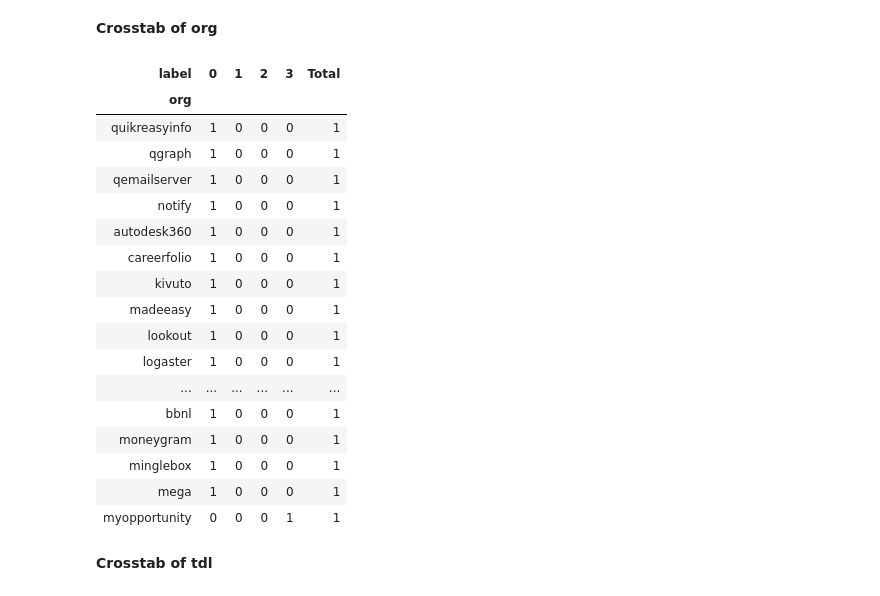
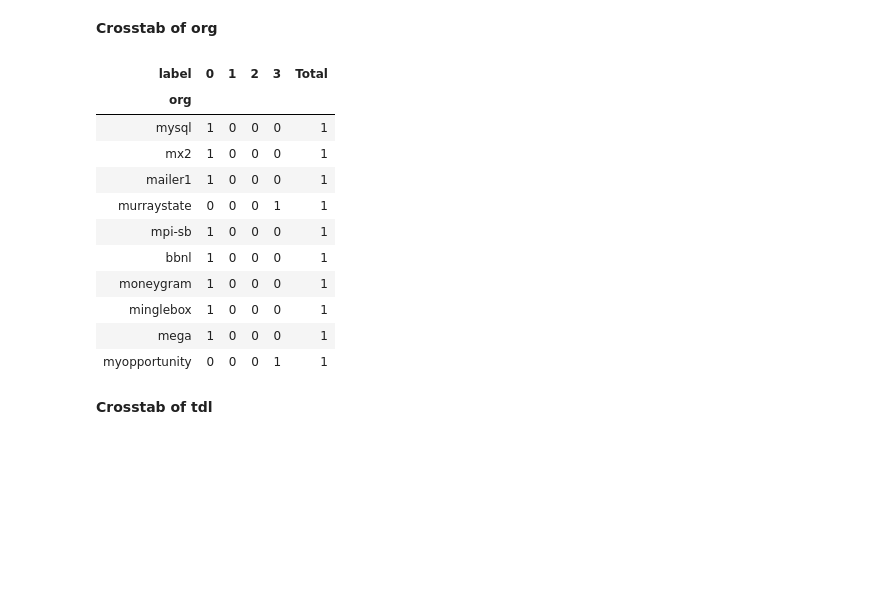
Before and after one commit to AntOhl/KaggleCompetition_MailClassificationChallenge, a Jupyter notebook: kaggle_ao_2.ipynb, the cells around one changed output. Cells and saved outputs as stored; diff of their text form; code cells hidden in the pictures; blank space fills up the shorter version.

```diff
--- a/kaggle_ao_2.ipynb
+++ b/kaggle_ao_2.ipynb
@@ -95,7 +96,7 @@ train_df["tld"] = train_df["tld"].fillna('tld_missing')
 train_df["mail_type"] = train_df["mail_type"].fillna('mail_type_missing')
 test_x["org"] = test_x["org"].fillna('org_missing')
 test_x["tld"] = test_x["tld"].fillna('tld_missing')
-test_x["mail_type"] = test_x["mail_type"].fillna('mail_type_missing')
+test_x["mail_type"] = test_x["mail_type"].fillna('mail_type/missing')
 # %%
 def fe_mandatory(train_df, test_x):
     train_df["org"] = train_df["org"].fillna('org_missing')
@@ -418,21 +419,15 @@ pd.crosstab(train_df['mail_type'], train_df['label'])
 __Crosstab of org__
 # %%
 crosstab_org = pd.crosstab(train_df['org'], train_df['label'], margins=True, margins_name="Total")
-crosstab_org.sort_values(['Total'], ascending=False).tail(40)
+crosstab_org.sort_values(['Total'], ascending=False).tail(10)
 # %% [output]
 | label | 0 | 1 | 2 | 3 | Total |
 | org |  |  |  |  |  |
-| quikreasyinfo | 1 | 0 | 0 | 0 | 1 |
-| qgraph | 1 | 0 | 0 | 0 | 1 |
-| qemailserver | 1 | 0 | 0 | 0 | 1 |
-| notify | 1 | 0 | 0 | 0 | 1 |
-| autodesk360 | 1 | 0 | 0 | 0 | 1 |
-| careerfolio | 1 | 0 | 0 | 0 | 1 |
-| kivuto | 1 | 0 | 0 | 0 | 1 |
-| madeeasy | 1 | 0 | 0 | 0 | 1 |
-| lookout | 1 | 0 | 0 | 0 | 1 |
-| logaster | 1 | 0 | 0 | 0 | 1 |
-| ... | ... | ... | ... | ... | ... |
+| mysql | 1 | 0 | 0 | 0 | 1 |
+| mx2 | 1 | 0 | 0 | 0 | 1 |
+| mailer1 | 1 | 0 | 0 | 0 | 1 |
+| murraystate | 0 | 0 | 0 | 1 | 1 |
+| mpi-sb | 1 | 0 | 0 | 0 | 1 |
 | bbnl | 1 | 0 | 0 | 0 | 1 |
 | moneygram | 1 | 0 | 0 | 0 | 1 |
 | minglebox | 1 | 0 | 0 | 0 | 1 |
```
Also changed, not shown: parts of 23 cells of this notebook.
